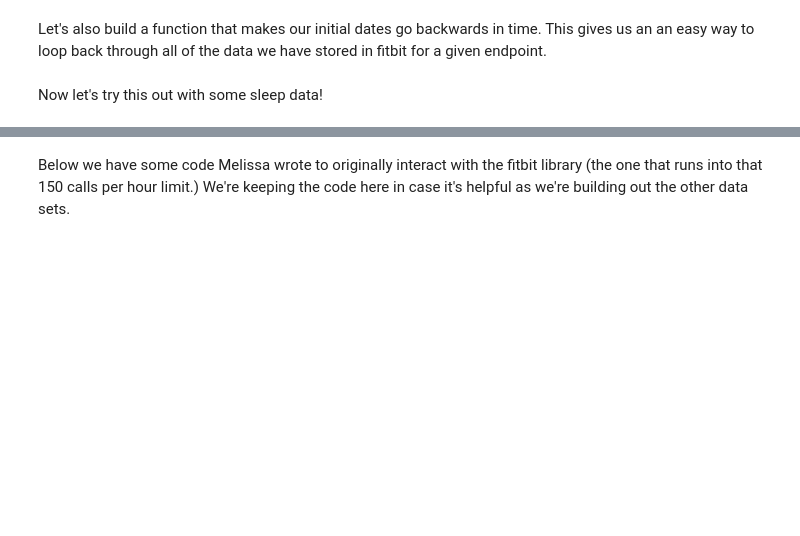
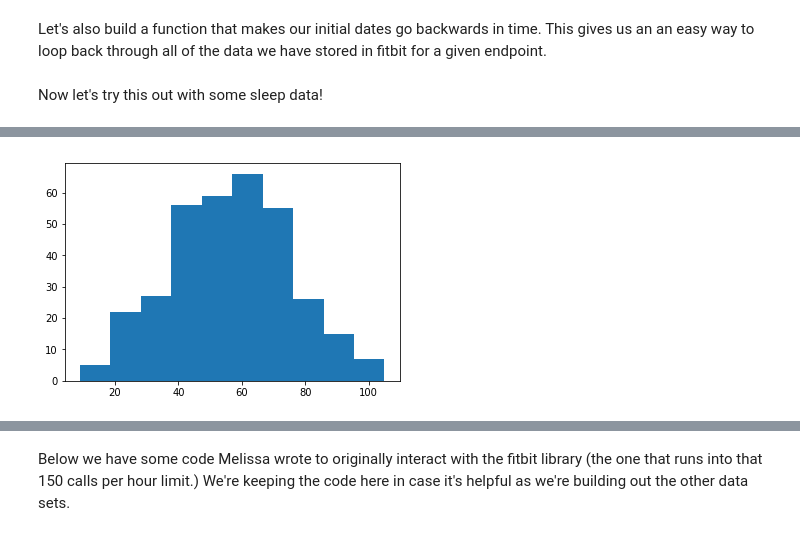
Before and after one commit to MelissaSmith12/fitbit-aggregator, a Jupyter notebook: fitbit messing around.ipynb, the cells around one changed output, grey strips where cells are left out. Saved outputs shown, nothing was run; the diff lists cells and outputs as text; code cells hidden in the pictures; blank space fills up the shorter version.

```diff
--- a/fitbit messing around.ipynb
+++ b/fitbit messing around.ipynb
@@ -185,0 +279,5 @@ with open('sleep_time_events_detail.txt', 'w') as outfile:
+# %%
+plt.hist(sleep_df['deep_minutes'])
+plt.show()
+# %% [output]
+[figure, added]
```
Also changed, not shown: parts of 29 cells of this notebook.
